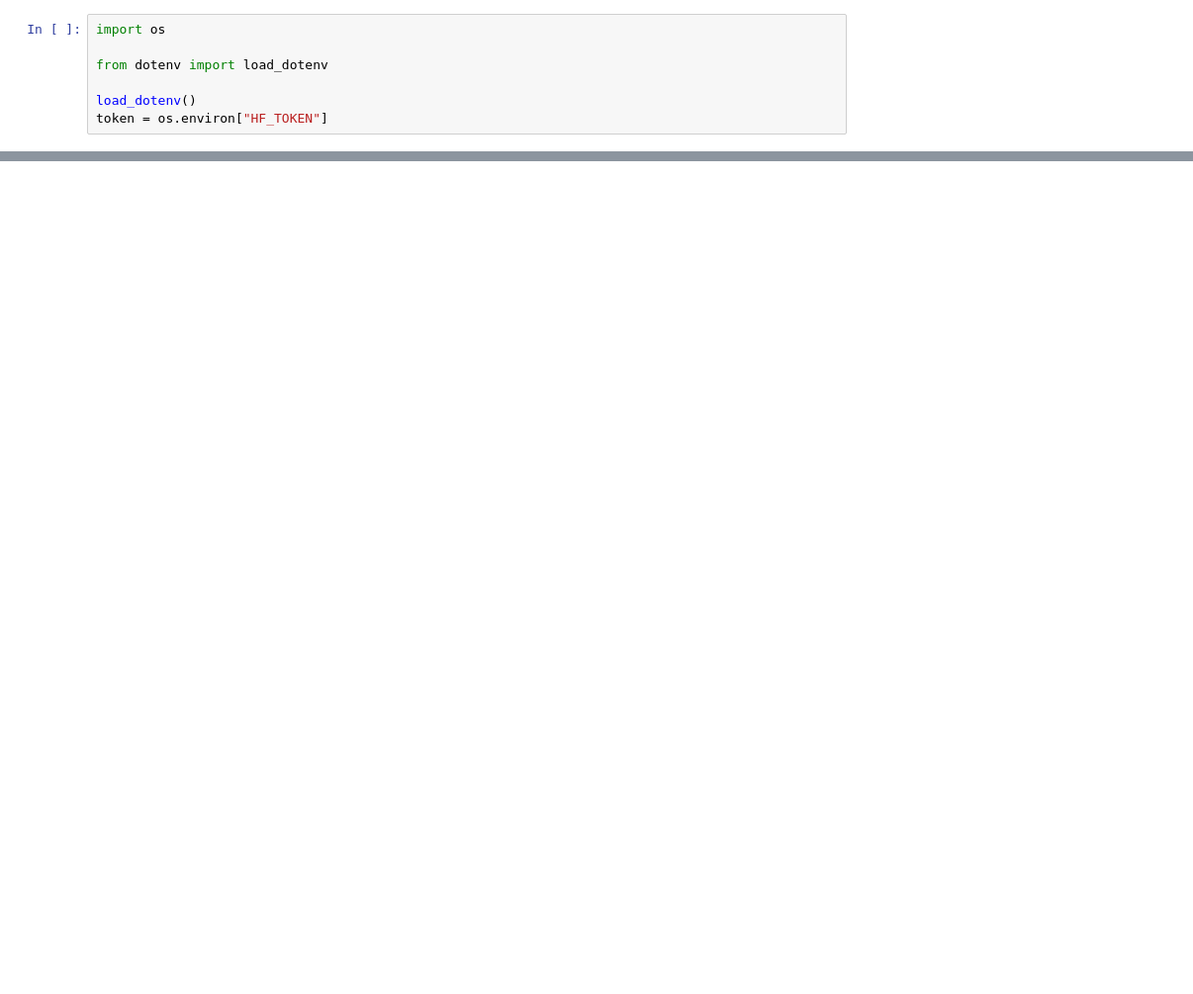
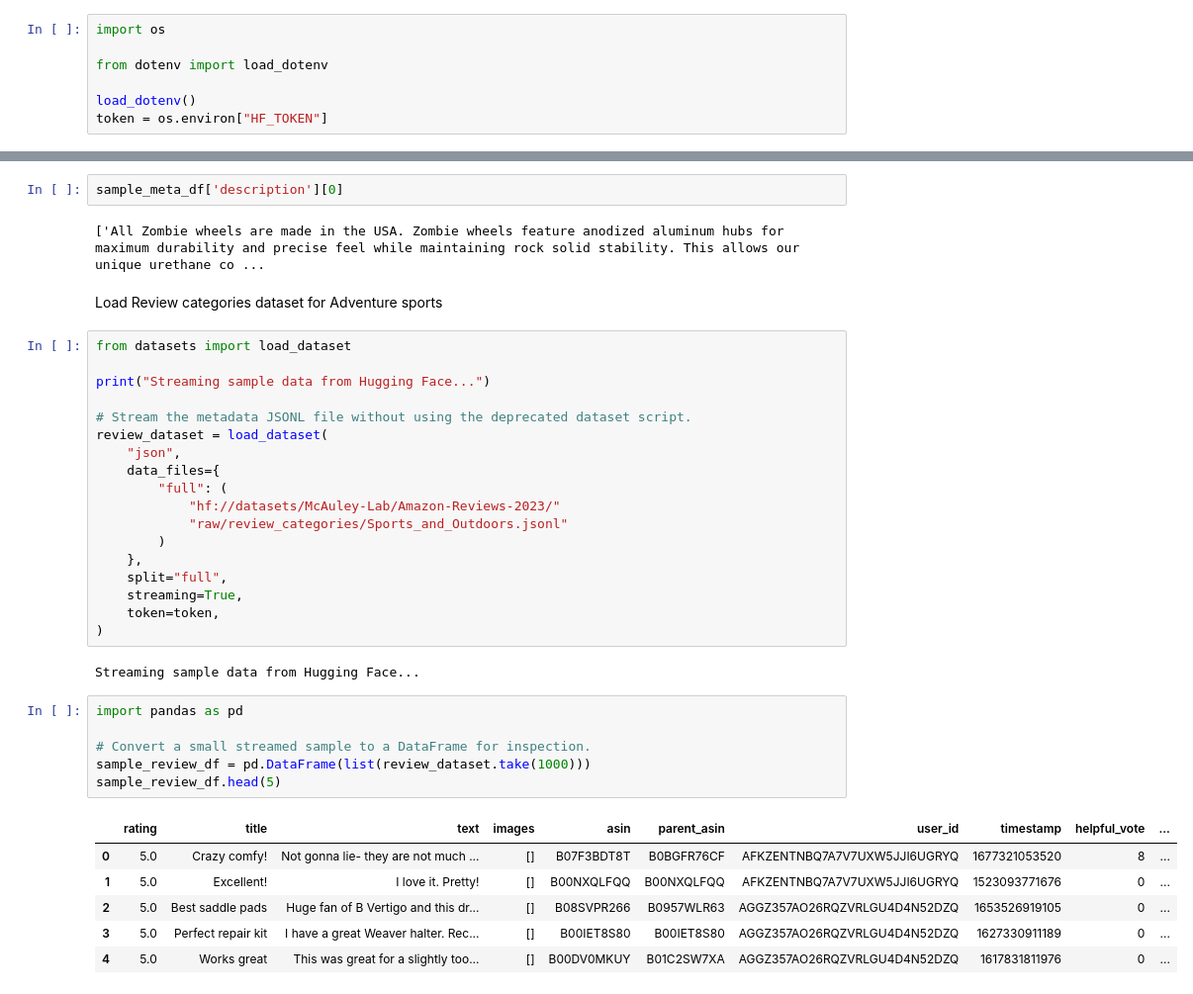
Before and after one commit to rajeevszone-ai/ai-shopping-assistant, a Jupyter notebook: src/shopping_assistant/analysis/dataset-analysis.ipynb, the cells around one changed output, grey strips where cells are left out. Shown at 99% size. Drawn from its saved outputs; the diff is of its cells as text; blank space fills up the shorter version.

```diff
--- a/src/shopping_assistant/analysis/dataset-analysis.ipynb
+++ b/src/shopping_assistant/analysis/dataset-analysis.ipynb
@@ -72,0 +115,39 @@ sample_df
+# %%
+sample_meta_df['description'][0]
+# %% [output]
+['All Zombie wheels are made in the USA. Zombie wheels feature anodized aluminum hubs for maximum durability and precise feel while maintaining rock solid stability. This allows our unique urethane co ...
+# %% [markdown]
+Load Review categories dataset for Adventure sports
+# %%
+from datasets import load_dataset
+
+print("Streaming sample data from Hugging Face...")
+
+# Stream the metadata JSONL file without using the deprecated dataset script.
+review_dataset = load_dataset(
+    "json",
+    data_files={
+        "full": (
+            "hf://datasets/McAuley-Lab/Amazon-Reviews-2023/"
+            "raw/review_categories/Sports_and_Outdoors.jsonl"
+        )
+    },
+    split="full",
+    streaming=True,
+    token=token,
+)
+# %% [output]
+Streaming sample data from Hugging Face...
+# %%
+import pandas as pd
+
+# Convert a small streamed sample to a DataFrame for inspection.
+sample_review_df = pd.DataFrame(list(review_dataset.take(1000)))
+sample_review_df.head(5)
+# %% [output]
+|  | rating | title | text | images | asin | parent_asin | user_id | timestamp | helpful_vote | ... |
+| 0 | 5.0 | Crazy comfy! | Not gonna lie- they are not much ... | [] | B07F3BDT8T | B0BGFR76CF | AFKZENTNBQ7A7V7UXW5JJI6UGRYQ | 1677321053520 | 8 | ... |
+| 1 | 5.0 | Excellent! | I love it. Pretty! | [] | B00NXQLFQQ | B00NXQLFQQ | AFKZENTNBQ7A7V7UXW5JJI6UGRYQ | 1523093771676 | 0 | ... |
+| 2 | 5.0 | Best saddle pads | Huge fan of B Vertigo and this dr... | [] | B08SVPR266 | B0957WLR63 | AGGZ357AO26RQZVRLGU4D4N52DZQ | 1653526919105 | 0 | ... |
+| 3 | 5.0 | Perfect repair kit | I have a great Weaver halter. Rec... | [] | B00IET8S80 | B00IET8S80 | AGGZ357AO26RQZVRLGU4D4N52DZQ | 1627330911189 | 0 | ... |
+| 4 | 5.0 | Works great | This was great for a slightly too... | [] | B00DV0MKUY | B01C2SW7XA | AGGZ357AO26RQZVRLGU4D4N52DZQ | 1617831811976 | 0 | ... |
```
Also changed, not shown: parts of 15 cells of this notebook, 1 other file.
